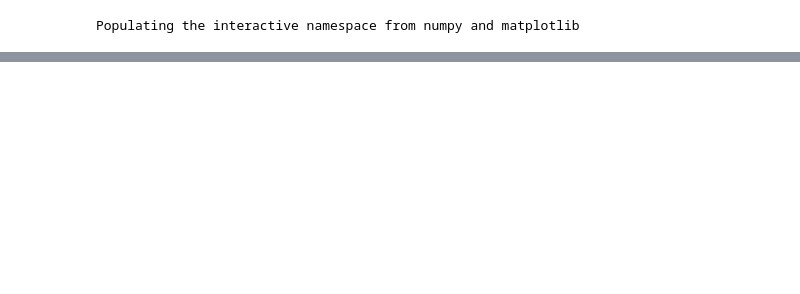
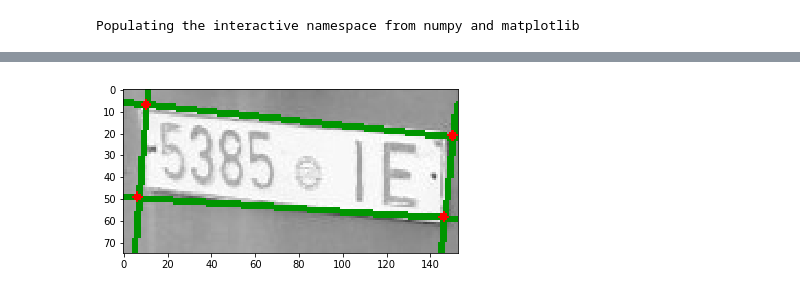
Before and after one commit to ddaletski/Lpr-experiments, a Jupyter notebook: borders.ipynb, the cells around one changed output, grey strips where cells are left out. Saved outputs shown, nothing was run; the diff lists cells and outputs as text; code cells hidden in the pictures; blank space fills up the shorter version.

```diff
--- a/borders.ipynb
+++ b/borders.ipynb
@@ -123 +163,5 @@ hor_lines = get_lines(img, 1, width//2, dilation_kernel=(1, 3), max_angle_diff=t
+# %%
+points = intersections(img, topline, bottomline, leftline, rightline)
+# %% [output]
+[figure, added]
 # %%
```
Also changed, not shown: parts of 15 cells of this notebook.
